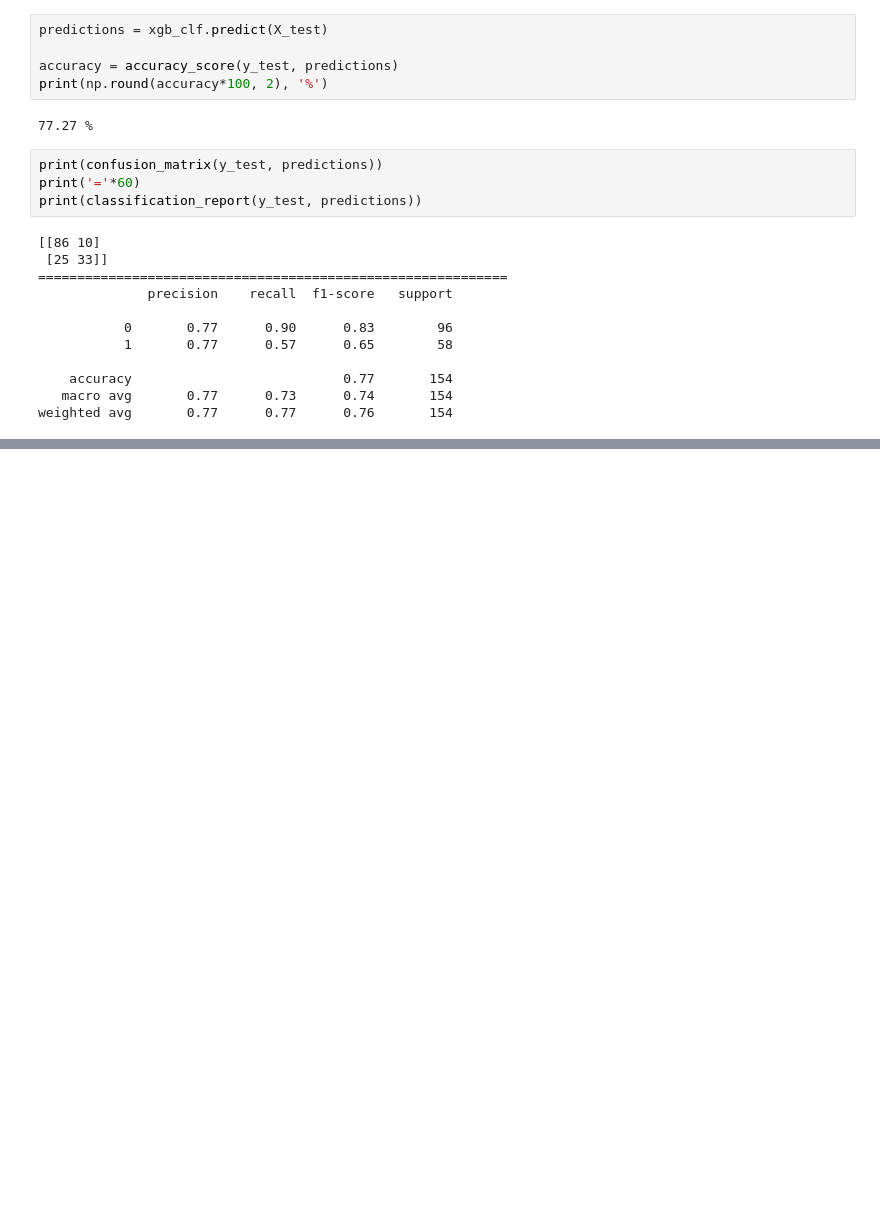
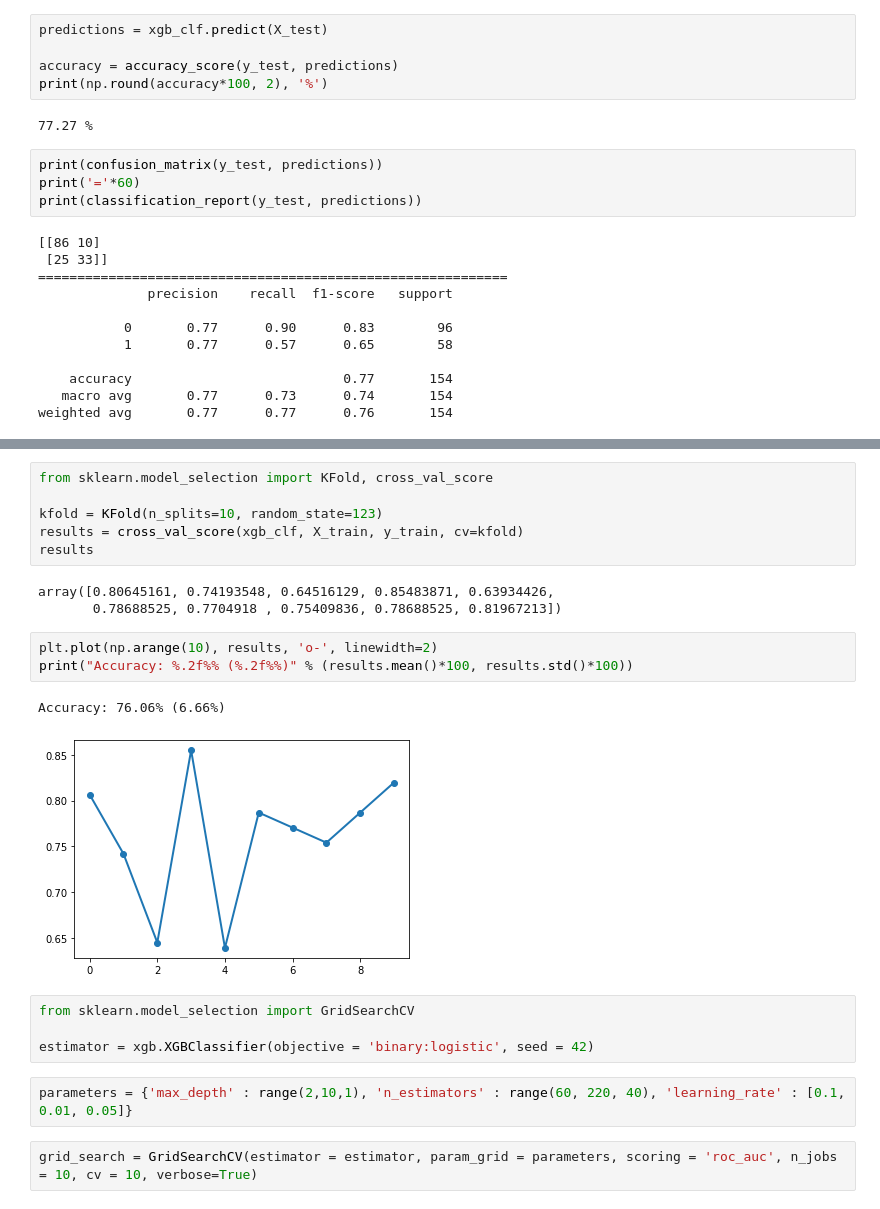
Before and after one commit to Ranjankraj/Public, a Jupyter notebook: ML_L1.ipynb, the cells around one changed output, grey strips where cells are left out. Drawn from its saved outputs; the diff is of its cells as text; blank space fills up the shorter version.

```diff
--- a/ML_L1.ipynb
+++ b/ML_L1.ipynb
@@ -379,0 +389,23 @@ weighted avg       0.77      0.77      0.76       154
+# %%
+from sklearn.model_selection import KFold, cross_val_score
+
+kfold = KFold(n_splits=10, random_state=123)
+results = cross_val_score(xgb_clf, X_train, y_train, cv=kfold)
+results
+# %% [output]
+array([0.80645161, 0.74193548, 0.64516129, 0.85483871, 0.63934426,
+       0.78688525, 0.7704918 , 0.75409836, 0.78688525, 0.81967213])
+# %%
+plt.plot(np.arange(10), results, 'o-', linewidth=2)
+print("Accuracy: %.2f%% (%.2f%%)" % (results.mean()*100, results.std()*100))
+# %% [output]
+Accuracy: 76.06% (6.66%)
+[figure, added]
+# %%
+from sklearn.model_selection import GridSearchCV
+
+estimator = xgb.XGBClassifier(objective = 'binary:logistic', seed = 42)
+# %%
+parameters = {'max_depth' : range(2,10,1), 'n_estimators' : range(60, 220, 40), 'learning_rate' : [0.1, 0.01, 0.05]}
+# %%
+grid_search = GridSearchCV(estimator = estimator, param_grid = parameters, scoring = 'roc_auc', n_jobs = 10, cv = 10, verbose=True)
```
Also changed, not shown: parts of 5 cells of this notebook.
